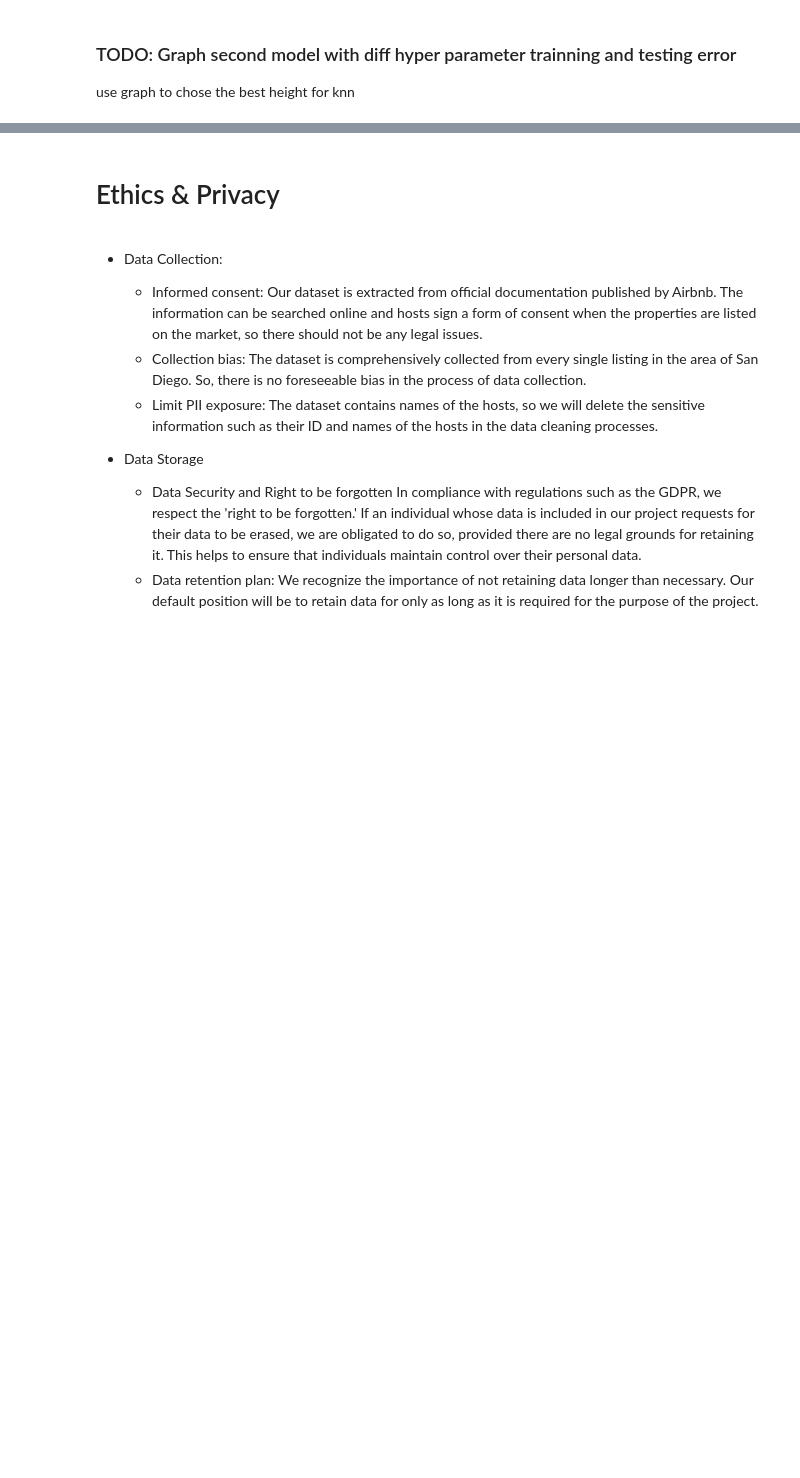
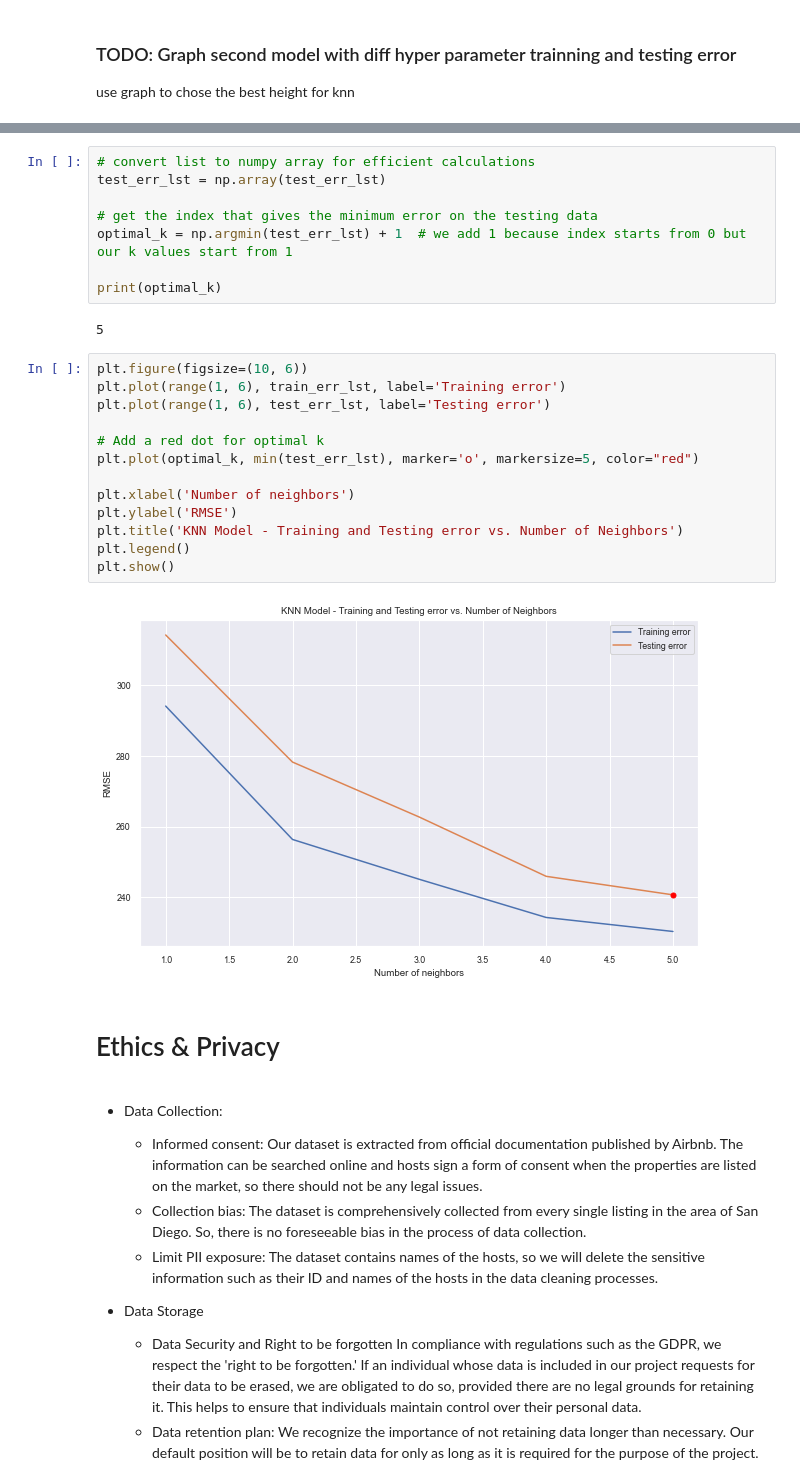
Before and after one commit to COGS118A/Group004-SP23, a Jupyter notebook: Checkpoint_Group004-SP23.ipynb, the cells around one changed output, grey strips where cells are left out. Saved outputs shown, nothing was run; the diff lists cells and outputs as text; blank space fills up the shorter version.

```diff
--- a/Checkpoint_Group004-SP23.ipynb
+++ b/Checkpoint_Group004-SP23.ipynb
@@ -611,3 +594,28 @@ use graph to chose the best height for knn
+# %%
+# convert list to numpy array for efficient calculations
+test_err_lst = np.array(test_err_lst)
+
+# get the index that gives the minimum error on the testing data
+optimal_k = np.argmin(test_err_lst) + 1  # we add 1 because index starts from 0 but our k values start from 1
+
+print(optimal_k)
+# %% [output]
+5
+# %%
+plt.figure(figsize=(10, 6))
+plt.plot(range(1, 6), train_err_lst, label='Training error')
+plt.plot(range(1, 6), test_err_lst, label='Testing error')
+
+# Add a red dot for optimal k
+plt.plot(optimal_k, min(test_err_lst), marker='o', markersize=5, color="red")
+
+plt.xlabel('Number of neighbors')
+plt.ylabel('RMSE')
+plt.title('KNN Model - Training and Testing error vs. Number of Neighbors')
+plt.legend()
+plt.show()
+# %% [output]
+[figure, added]
 # %% [markdown]
 # Ethics & Privacy
 # %% [markdown]
```
Also changed, not shown: parts of 10 cells of this notebook.
